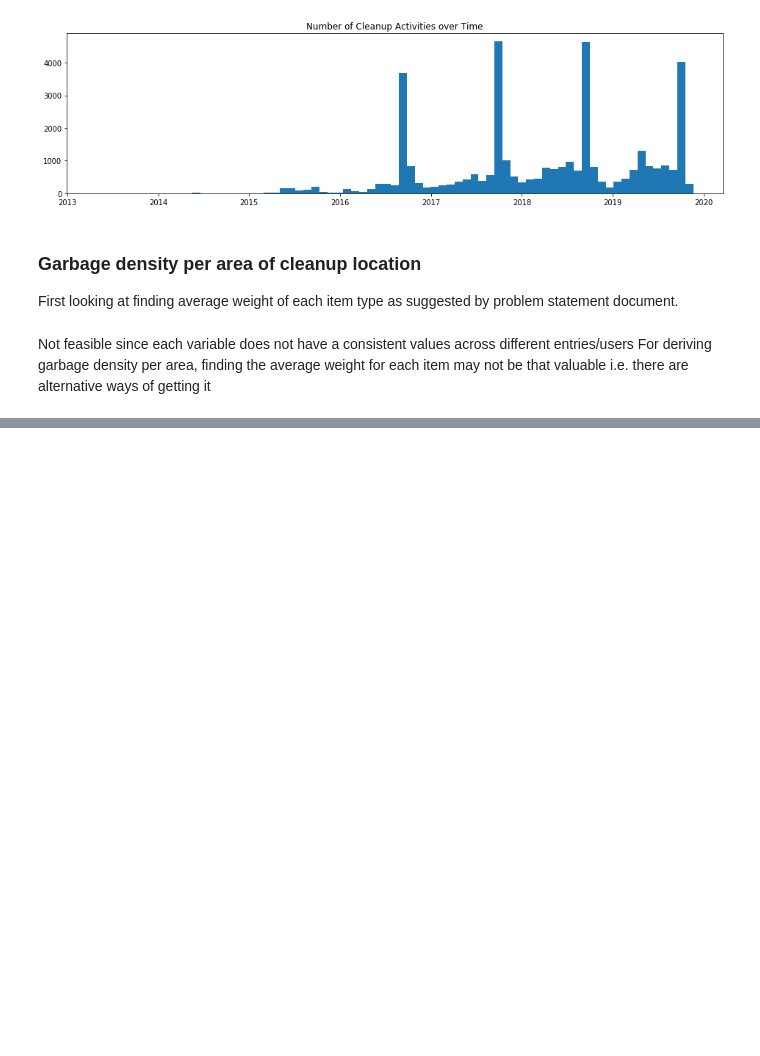
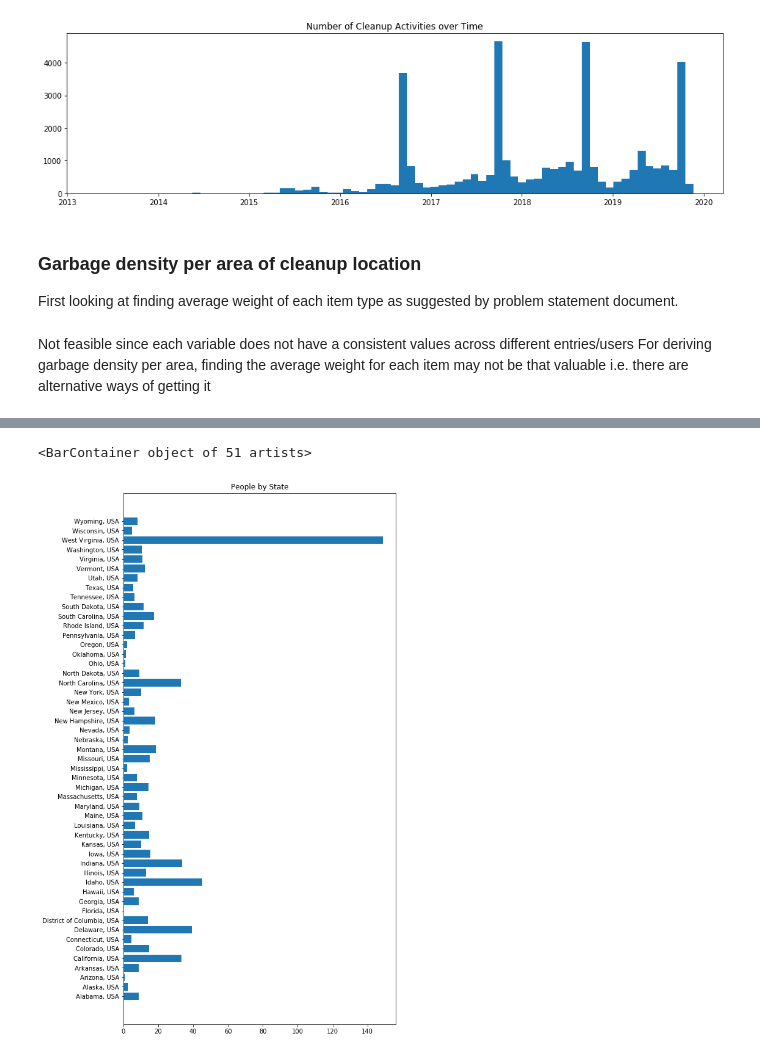
Before and after one commit to privat33r/dc20075-ocean, a Jupyter notebook: ocean-cleanup.ipynb, the cells around one changed output, grey strips where cells are left out. Cells and saved outputs as stored; diff of their text form; code cells hidden in the pictures; blank space fills up the shorter version.

```diff
--- a/ocean-cleanup.ipynb
+++ b/ocean-cleanup.ipynb
@@ -358,0 +414,14 @@ distances = pounds = ocean[['Miles']].to_numpy()
+# %%
+p = list()
+k = list()
+
+for key,value in sorted(stateStats.items()):
+    k.append(key)
+    p.append(value[2])
+
+plt.figure(figsize=(8, 16))
+plt.title('People by State')
+plt.barh(k,v)
+# %% [output]
+<BarContainer object of 51 artists>
+[figure, added]
```
Also changed, not shown: parts of 9 cells of this notebook, 1 other file.
